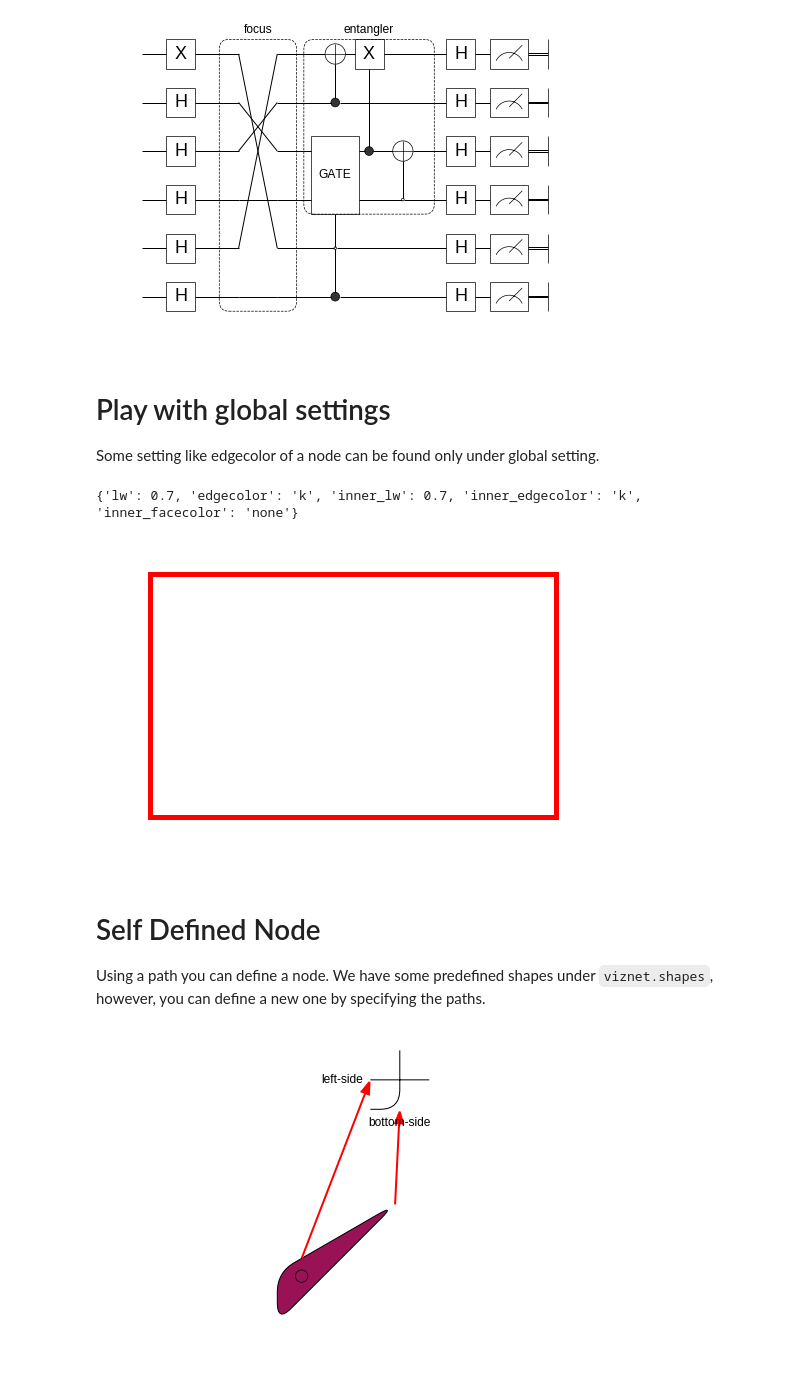
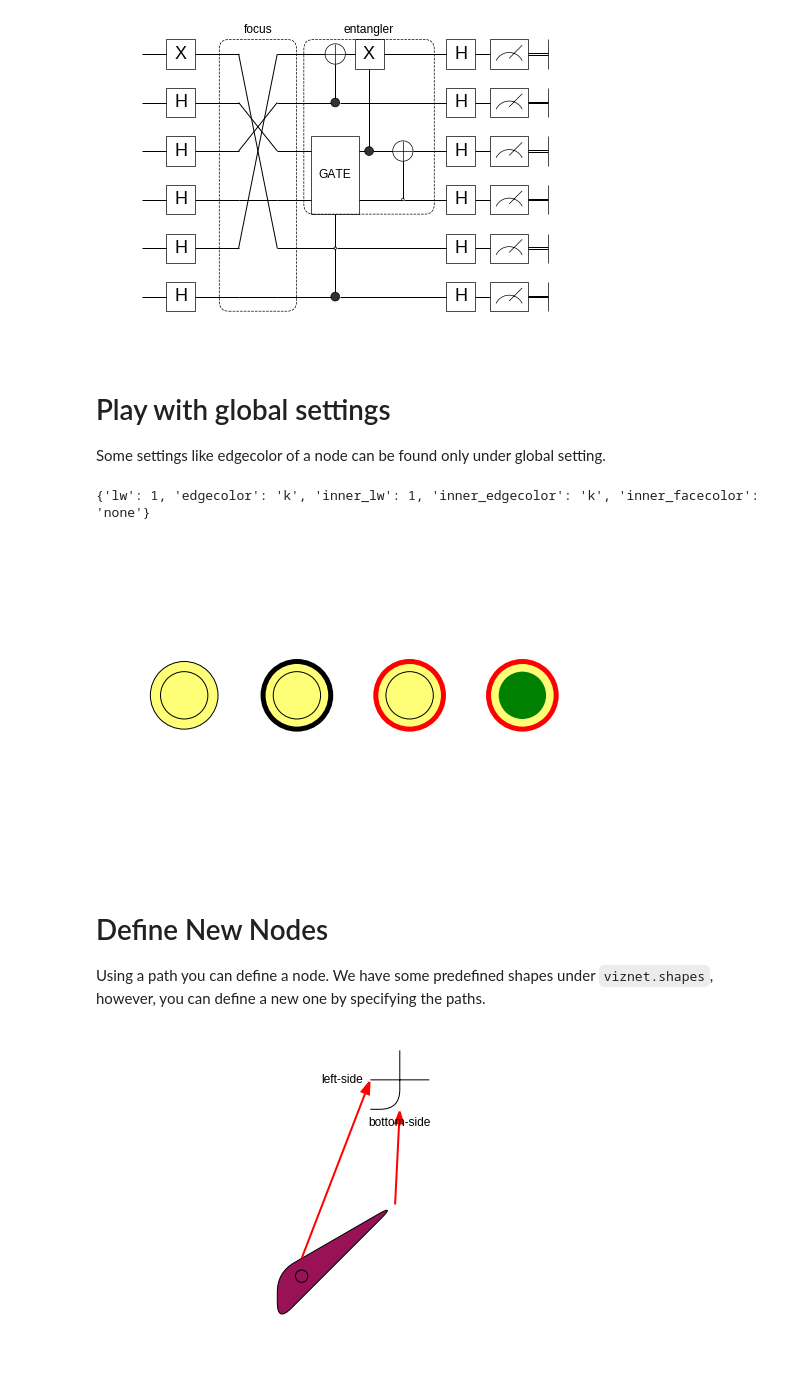
Before and after one commit to GiggleLiu/viznet, a Jupyter notebook: docs/viznet_basic.ipynb, the cells around one changed output. Cells and saved outputs as stored; diff of their text form; code cells hidden in the pictures.

```diff
--- a/docs/viznet_basic.ipynb
+++ b/docs/viznet_basic.ipynb
@@ -220,22 +220,33 @@ _show()
 [figure]
 # %% [markdown]
 # Play with global settings
-Some setting like edgecolor of a node can be found only under global setting.
+Some settings like edgecolor of a node can be found only under global setting.
 # %%
+node = NodeBrush('nn.backfed')
 print(viznet.setting.node_setting)
+node >> (0, 0)
+
+viznet.setting.node_setting['lw'] = 5
+node >> (1, 0)
+
 viznet.setting.node_setting['edgecolor'] = 'r'
-viznet.setting.node_setting['lw'] = 5
-box >> (0, 0)
+node >> (2, 0)
+
+viznet.setting.node_setting['inner_facecolor'] = 'g'
+viznet.setting.node_setting['inner_lw'] = 0
+node >> (3, 0)
 _show()
 
 # restore
 viznet.setting.node_setting['edgecolor'] = 'k'
+viznet.setting.node_setting['inner_facecolor'] = 'none'
+viznet.setting.node_setting['inner_lw'] = 1
 viznet.setting.node_setting['lw'] = 1
 # %% [output]
-{'lw': 0.7, 'edgecolor': 'k', 'inner_lw': 0.7, 'inner_edgecolor': 'k', 'inner_facecolor': 'none'}
+{'lw': 1, 'edgecolor': 'k', 'inner_lw': 1, 'inner_edgecolor': 'k', 'inner_facecolor': 'none'}
-[figure, old version]
+[figure, new version]
 # %% [markdown]
-# Self Defined Node
+# Define New Nodes
 Using a path you can define a node.
 We have some predefined shapes under `viznet.shapes`, however, you can define a new one by specifying the paths.
 # %%
```
Also changed, not shown: parts of 5 cells of this notebook, 2 other files.
